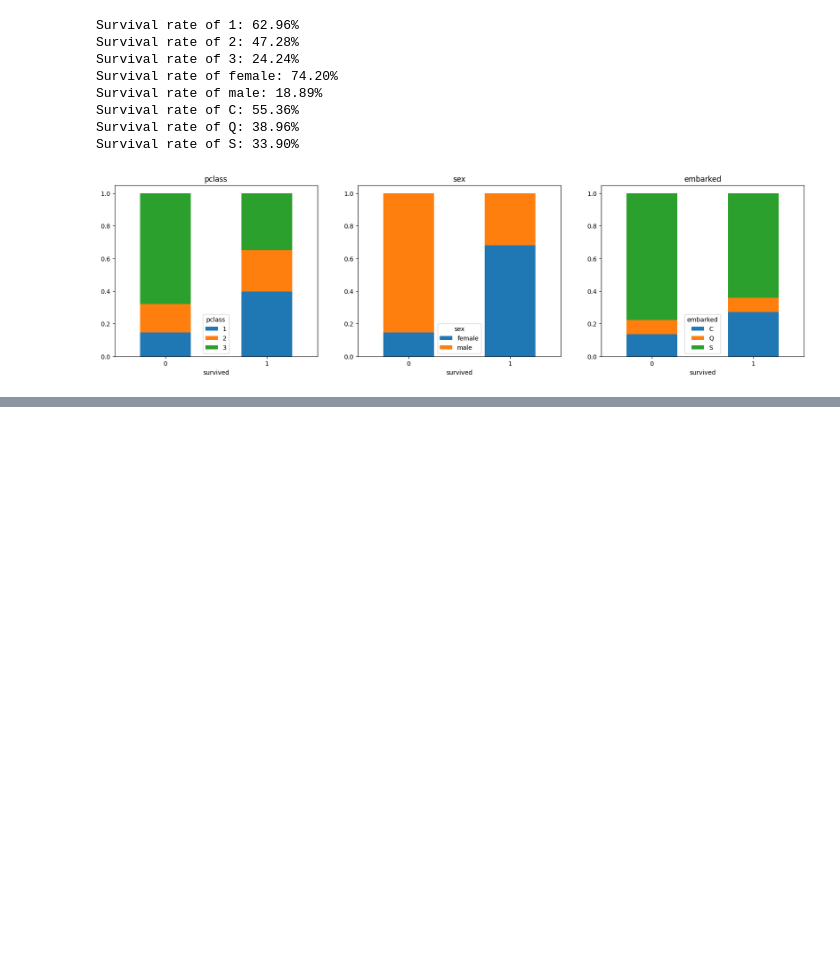
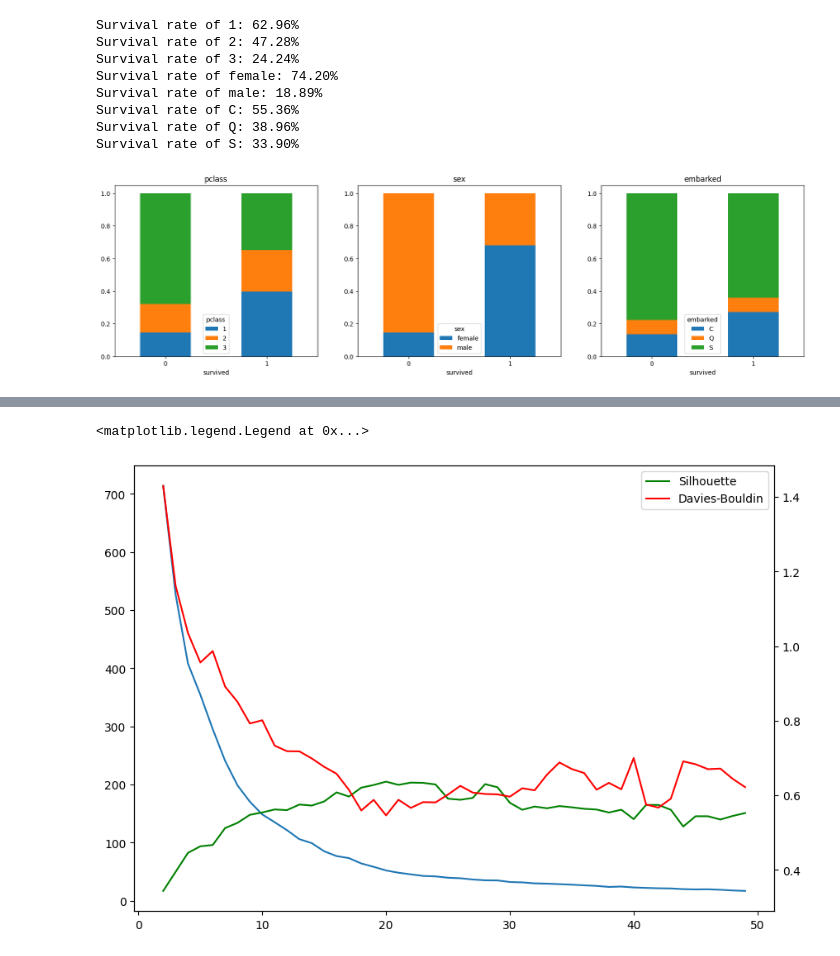
Before and after one commit to RuizLorenzoChavez/practical-ML, a Jupyter notebook: titanic.ipynb, the cells around one changed output, grey strips where cells are left out. Cells and saved outputs as stored; diff of their text form; code cells hidden in the pictures; blank space fills up the shorter version.

Commit message:
applied kmeans (tentative)

```diff
--- a/titanic.ipynb
+++ b/titanic.ipynb
@@ -440,0 +534,3 @@ print(f"pclass 3 Mean & Median Fare: {train_df.query('pclass==3')['fare'].mean()
+# %%
+kmeans_df = train_df.loc[:, train_df.dtypes != "object"].copy()
+kmeans_df.describe()
@@ -440,0 +567,44 @@ print(f"pclass 3 Mean & Median Fare: {train_df.query('pclass==3')['fare'].mean()
+# %%
+#  initialize k array
+k_list = [k for k in range(2,50)]
+
+#  initialize WCSS/inertia array
+inertia_list = []
+
+#  initialize silhouette coefficient array
+silhouette_list = []
+
+#  initialize davies-bouldin score array
+db_list = []
+
+data = kmeans_df
+for k in k_list:
+    #  running kmeans algorithm
+    kmeans = KMeans(n_clusters=k, random_state=10).fit(data)
+    clusters = kmeans.labels_
+
+    # print(k, clusters)
+    #  diagnostic indicators
+    #  for elbow method
+    inertia = kmeans.inertia_
+    inertia_list.append(inertia)
+
+    #  for silhouette coeffiicent
+    silhouette_coef = silhouette_score(data, clusters)
+    silhouette_list.append(silhouette_coef)
+
+    #  for davies-bouldin score
+    db_score = davies_bouldin_score(data, clusters)
+    db_list.append(db_score)
+# %%
+fig, ax = plt.subplots(figsize=(10,7))
+ax.plot(k_list, inertia_list, label="SSE")
+
+ax2 = ax.twinx()
+ax2.plot(k_list, silhouette_list, "g", label="Silhouette")
+ax2.plot(k_list, db_list, "r", label="Davies-Bouldin")
+
+plt.legend()
+# %% [output]
+<matplotlib.legend.Legend at 0x...>
+[figure, added]
```
Also changed, not shown: parts of 17 cells of this notebook.
